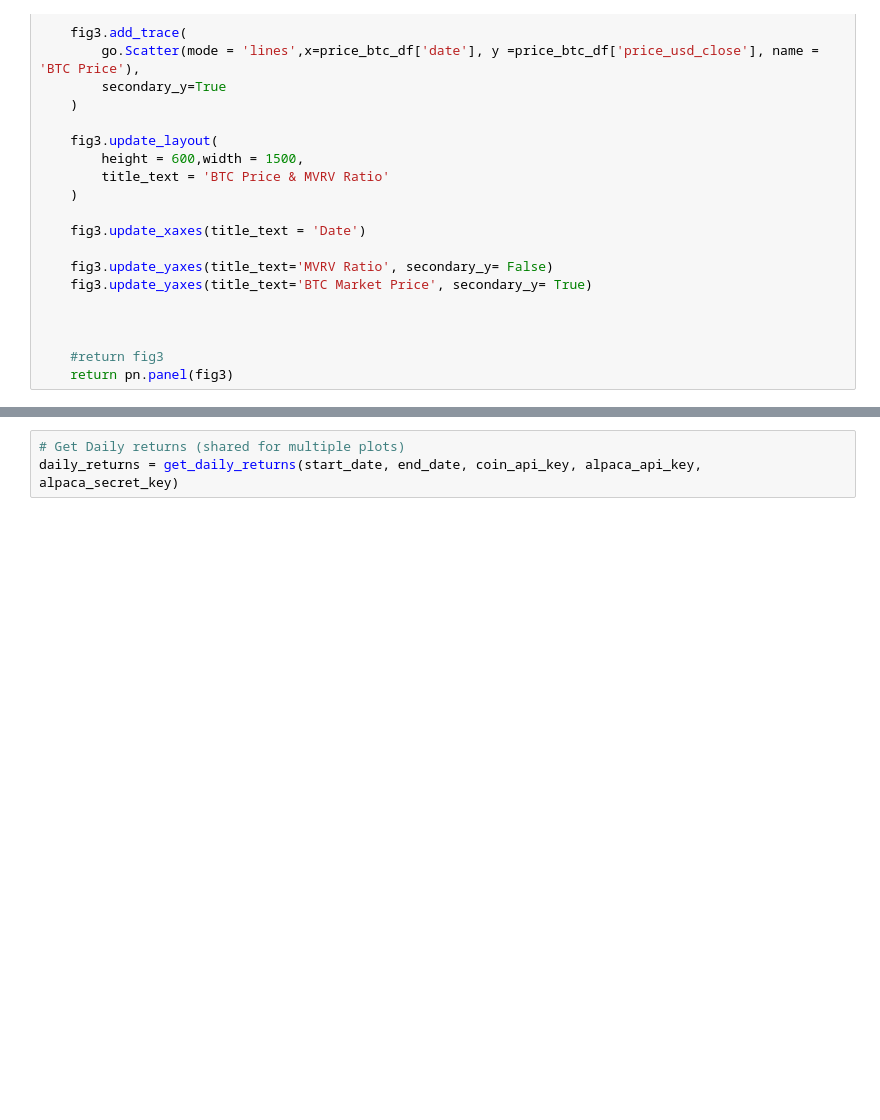
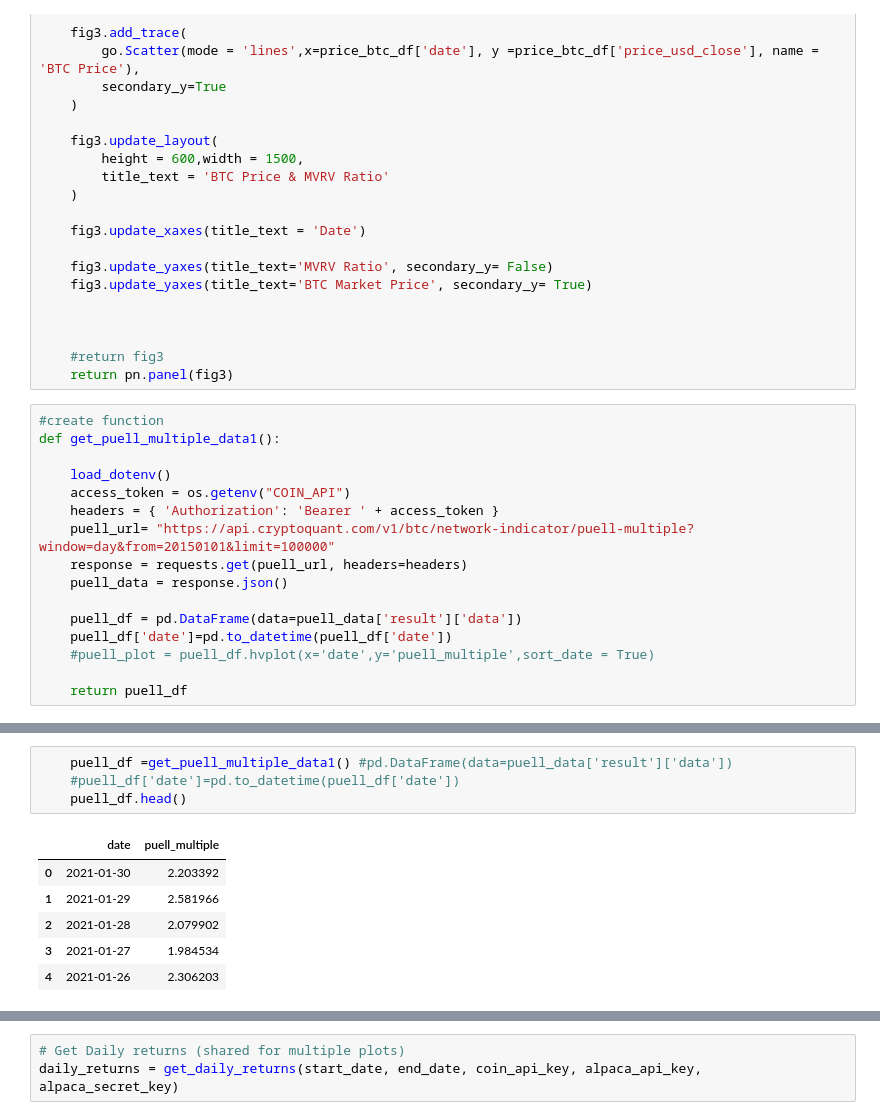
Before and after one commit to nospmah/fintech.group_project, a Jupyter notebook: reports/analysis.ipynb, the cells around one changed output, grey strips where cells are left out. Cells and saved outputs as stored; diff of their text form; blank space fills up the shorter version.

```diff
--- a/reports/analysis.ipynb
+++ b/reports/analysis.ipynb
@@ -399,3 +399,19 @@ def mvrv_price_plot():
 
     #return fig3
     return pn.panel(fig3)
+# %%
+#create function
+def get_puell_multiple_data1():
+
+    load_dotenv()
+    access_token = os.getenv("COIN_API")
+    headers = { 'Authorization': 'Bearer ' + access_token }
+    puell_url= "https://api.cryptoquant.com/v1/btc/network-indicator/puell-multiple?window=day&from=20150101&limit=100000"
+    response = requests.get(puell_url, headers=headers)
+    puell_data = response.json()
+
+    puell_df = pd.DataFrame(data=puell_data['result']['data'])
+    puell_df['date']=pd.to_datetime(puell_df['date'])
+    #puell_plot = puell_df.hvplot(x='date',y='puell_multiple',sort_date = True)
+
+    return puell_df
@@ -401,0 +438,11 @@ def mvrv_price_plot():
+# %%
+    puell_df =get_puell_multiple_data1() #pd.DataFrame(data=puell_data['result']['data'])
+    #puell_df['date']=pd.to_datetime(puell_df['date'])
+    puell_df.head()
+# %% [output]
+|  | date | puell_multiple |
+| 0 | 2021-01-30 | 2.203392 |
+| 1 | 2021-01-29 | 2.581966 |
+| 2 | 2021-01-28 | 2.079902 |
+| 3 | 2021-01-27 | 1.984534 |
+| 4 | 2021-01-26 | 2.306203 |
```
Also changed, not shown: parts of 7 cells of this notebook.
